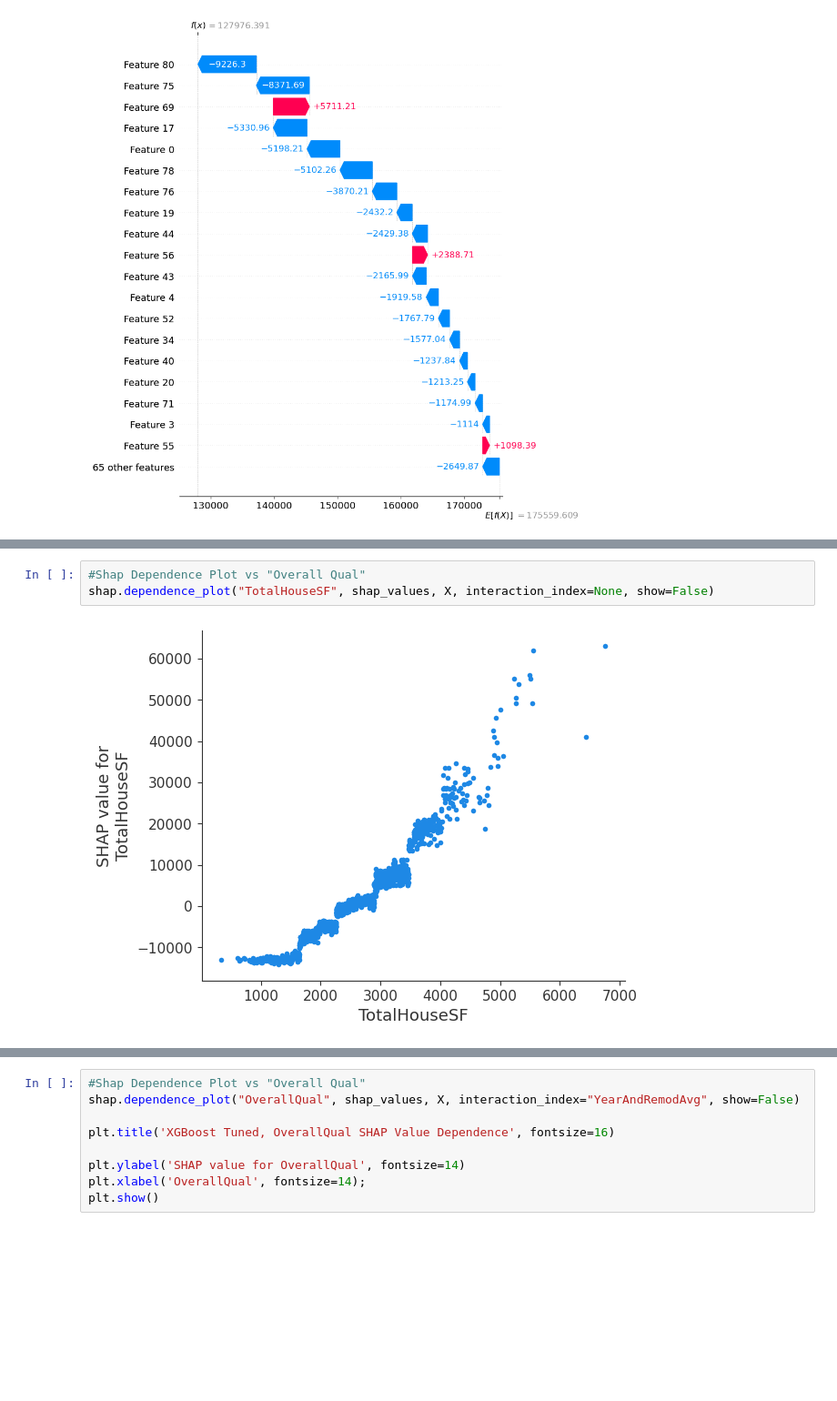
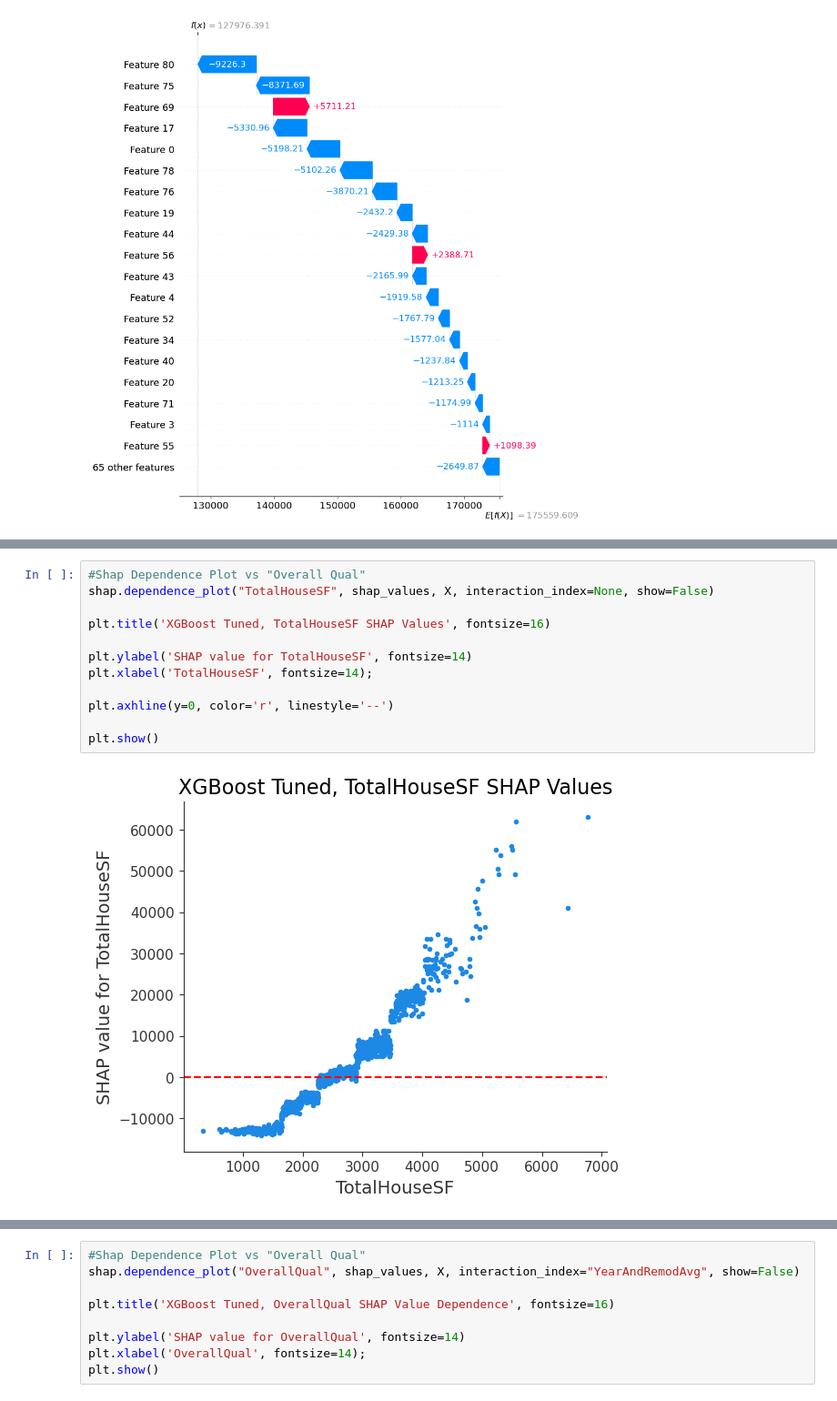
Before and after one commit to briangdrewes/machinelearning_Ames, a Jupyter notebook: visuals_and_tests/ordinalNormalCondition_XGBoostViz.ipynb, the cells around one changed output, grey strips where cells are left out. Shown at 91% size. Saved outputs shown, nothing was run; the diff lists cells and outputs as text; blank space fills up the shorter version.

```diff
--- a/ordinalNormalCondition_XGBoostViz.ipynb
+++ b/visuals_and_tests/ordinalNormalCondition_XGBoostViz.ipynb
@@ -365,5 +336,14 @@ plt.show()
 # %%
 #Shap Dependence Plot vs "Overall Qual"
 shap.dependence_plot("TotalHouseSF", shap_values, X, interaction_index=None, show=False)
+
+plt.title('XGBoost Tuned, TotalHouseSF SHAP Values', fontsize=16)
+
+plt.ylabel('SHAP value for TotalHouseSF', fontsize=14)
+plt.xlabel('TotalHouseSF', fontsize=14);
+
+plt.axhline(y=0, color='r', linestyle='--')
+
+plt.show()
 # %% [output]
-[figure, old version]
+[figure, new version]
```
Also changed, not shown: parts of 30 cells of this notebook, 3 other files.
